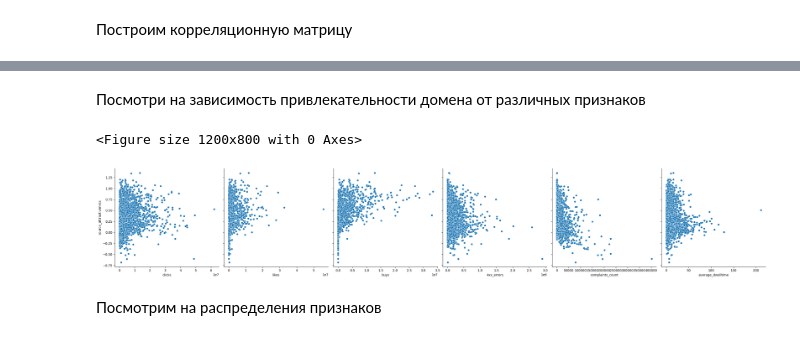
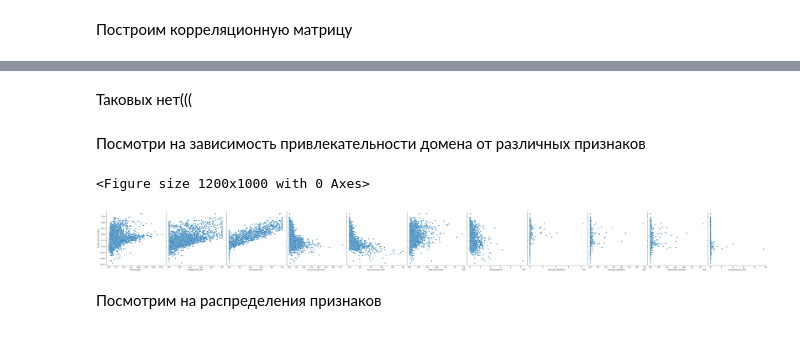
Before and after one commit to anastasia-nemkova/ML_labs, a Jupyter notebook: lab2/SubmitExample.ipynb, the cells around one changed output, grey strips where cells are left out. Cells and saved outputs as stored; diff of their text form; code cells hidden in the pictures.

```diff
--- a/lab2/SubmitExample.ipynb
+++ b/lab2/SubmitExample.ipynb
@@ -133,0 +175,13 @@ test_df = test_df.drop("date_of_registration", axis=1)
+# %%
+columns_to_drop = [
+    'likes',
+    'clicks',
+    'buys',
+    '4xx_errors',
+    '5xx_errors',
+    'complaints_count',
+    'average_dwelltime',
+]
+
+train_df = train_df.drop(columns=columns_to_drop, axis=1)
+test_df = test_df.drop(columns=columns_to_drop, axis=1)
@@ -204,12 +250,14 @@ dtype: float64
+# %% [markdown]
+Таковых нет(((
 # %% [markdown]
 Посмотри на зависимость привлекательности домена от различных признаков
 # %%
-plt.figure(figsize=(12, 8))
-sns.pairplot(train_df, x_vars=["clicks", "likes", "buys", "4xx_errors", "complaints_count", "average_dwelltime"], y_vars=["source_attractiveness"], height=5)
+plt.figure(figsize=(12, 10))
+sns.pairplot(train_df, x_vars=['domen_age', 'engagement_rate', 'conversion_rate', '4xx_errors_per_click', '5xx_errors_per_click', 'total_interactions', 'total_problems', 'buys_per_dwelltime', 'likes_per_dwelltime', 'interaction_intensity', 'complaints_per_click'], y_vars=["source_attractiveness"], height=5)
 plt.show()
 # %% [output]
-<Figure size 1200x800 with 0 Axes>
+<Figure size 1200x1000 with 0 Axes>
-[figure, old version]
+[figure, new version]
 # %% [markdown]
 Посмотрим на распределения признаков
 # %%
```
Also changed, not shown: parts of 21 cells of this notebook, 1 other file.
